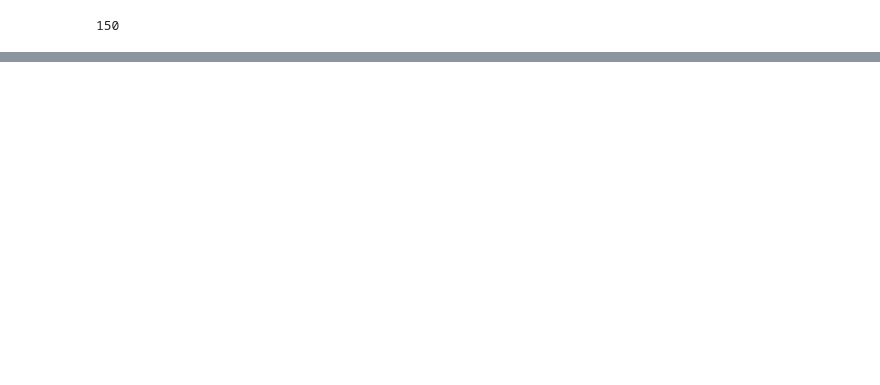
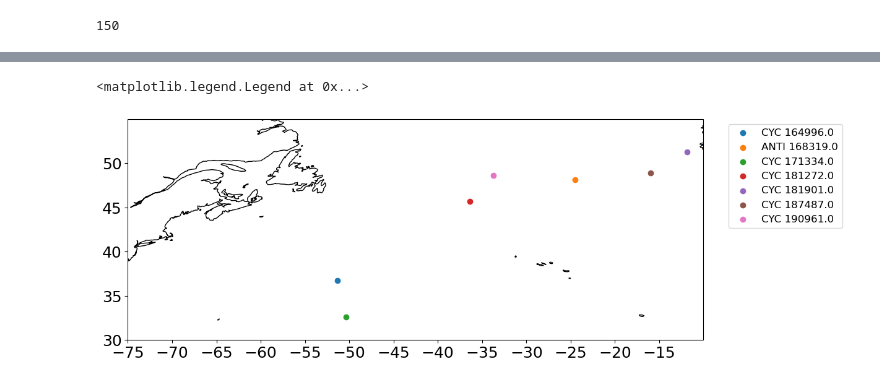
Before and after one commit to mcornec/GO-SWACE, a Jupyter notebook: crop_AVISO_to_edward.ipynb, the cells around one changed output, grey strips where cells are left out. Cells and saved outputs as stored; diff of their text form; code cells hidden in the pictures; blank space fills up the shorter version.

Commit message:
BGC-Argo Eddy Candidates

```diff
--- a/crop_AVISO_to_edward.ipynb
+++ b/crop_AVISO_to_edward.ipynb
@@ -446,0 +460,5 @@ plt.legend(bbox_to_anchor=(1,1));
+# %%
+for i in np.unique(argo_df['ID']):
+    if len(argo_df[argo_df['ID']==i]) > 5:
+        eddy_df = argo_df[argo_df['ID']==i]
+        print(eddy_df.iloc[0]['LON'],eddy_df.iloc[0]['LAT'],eddy_df.iloc[0]['POLARITY'],eddy_df.iloc[0]['ID'])
@@ -446,0 +484,24 @@ plt.legend(bbox_to_anchor=(1,1));
+# %%
+fig = plt.figure(figsize=(12, 12))
+gs = fig.add_gridspec(nrows=1, ncols=1)
+
+ax = fig.add_subplot(gs[:, :],projection=ccrs.PlateCarree())
+
+for i in np.unique(argo_df['ID']):
+    if len(argo_df[argo_df['ID']==i]) > 5:
+        eddy_df = argo_df[argo_df['ID']==i]
+        if eddy_df.iloc[0]['LAT'] < 55:
+            ax.scatter(eddy_df.iloc[0]['LON'],eddy_df.iloc[0]['LAT'],label='%s %s'%(eddy_df.iloc[0]['POLARITY'],eddy_df.iloc[0]['ID']))
+
+ymin,ymax = round(min(argo_df.LAT)),55
+xmin,xmax = round(min(argo_df.LON)),round(max(argo_df.LON))
+
+ax.coastlines()
+ax.set_xlim([xmin,xmax])
+ax.set_ylim([ymin,ymax])
+ax.set_xticks(range(xmin,xmax, 5))
+ax.set_yticks(range(ymin,ymax, 5))
+plt.legend(bbox_to_anchor=(1.25,1),fontsize=12)
+# %% [output]
+<matplotlib.legend.Legend at 0x...>
+[figure, added]
```
Also changed, not shown: parts of 14 cells of this notebook, 2 other files.
